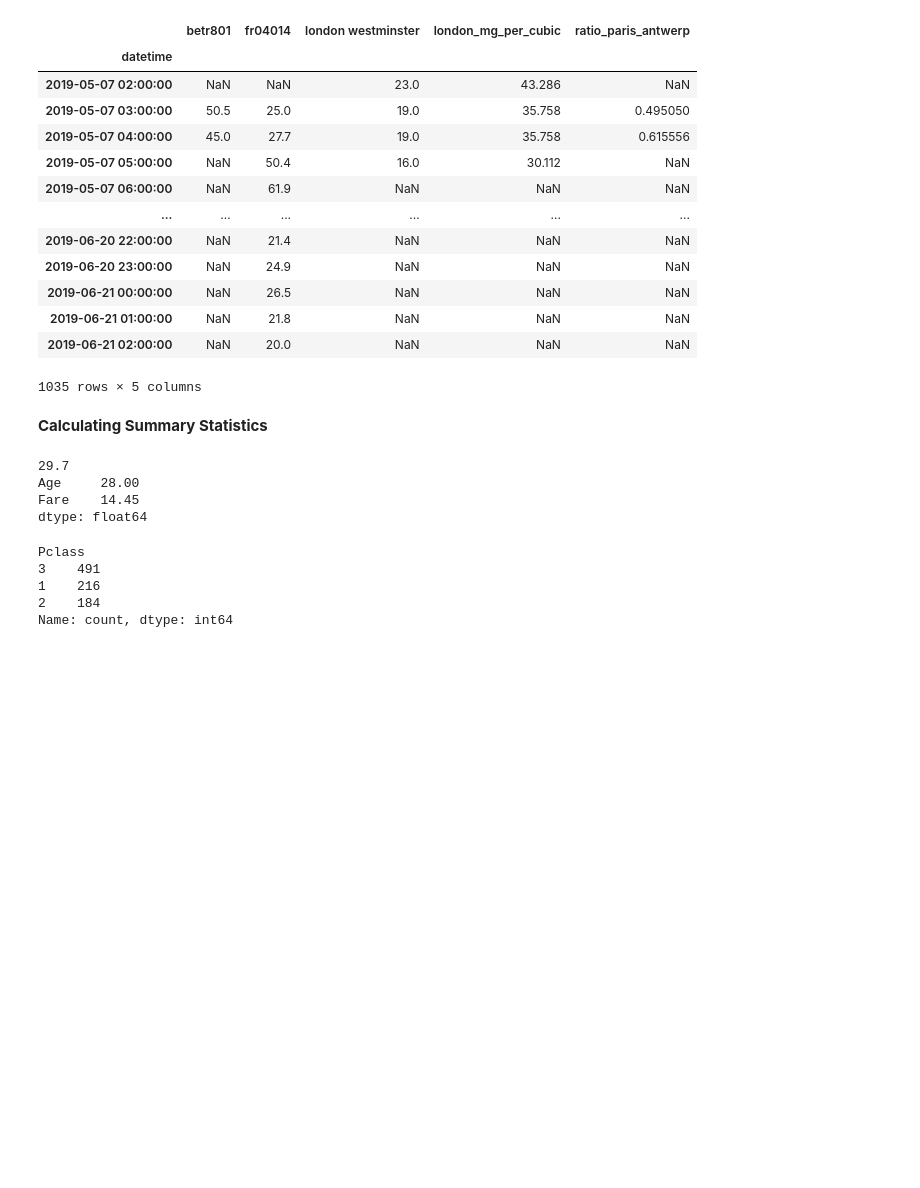
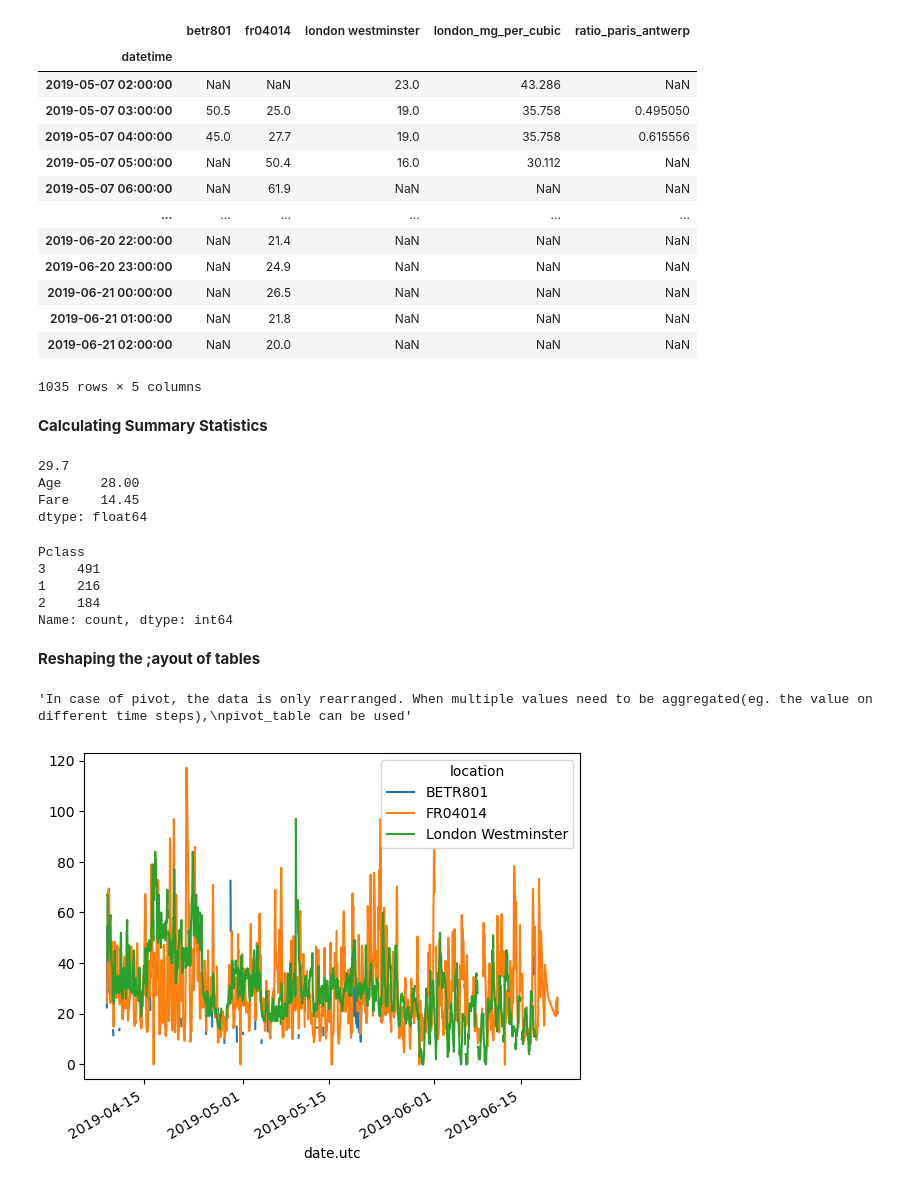
Before and after one commit to Eva088/Pandas, a Jupyter notebook: Pandas.ipynb, the cells around one changed output. Drawn from its saved outputs; the diff is of its cells as text; code cells hidden in the pictures; blank space fills up the shorter version.

Commit message:
Long to wide table format

```diff
--- a/Pandas.ipynb
+++ b/Pandas.ipynb
@@ -62,7 +62,7 @@ df.describe()
 # %%
 #Reading the titanic data and storing it as a pandas dataframe
 
-titanic = pd.read_csv('/workspaces/Pandas/Datasets/titanic.csv')
+titanic = pd.read_csv('/Users/eva/Desktop/Kaggle/Pandas/Datasets/titanic.csv')
 
 #Displaying the first 8 rows
 
@@ -331,3 +331,46 @@ Pclass
 1    216
 2    184
 Name: count, dtype: int64
+# %% [markdown]
+**Reshaping the ;ayout of tables**
+# %%
+air_quality = pd.read_csv('/Users/eva/Desktop/Kaggle/Pandas/Datasets/air_quality_long.csv', index_col = 'date.utc', parse_dates = True)
+
+#sorting titanic data according to the age of the passengers
+
+titanic.sort_values(by = ['Age']).head()
+
+#sorting by cabin class and age in descending order
+
+titanic.sort_values(by = ['Pclass', 'Age'], ascending = False)
+
+#using a small subset of the air quality data, focusing only on the No2 data
+
+no2 = air_quality[air_quality['parameter'] == 'no2']
+
+no2_subset = no2.sort_index().groupby(["location"]).head(2)
+
+no2_subset
+#first sorts the dataframe by its index
+#groups the dataframe by the location column
+#selects the first 2 rows for each location group
+#without head(2), just creates a groupby object which you can iterate over, apply aggregation functions, or transform the data further
+
+
+#listing the 3 stations next to each other as columns with their values
+
+no2_subset.pivot(columns = 'location', values = 'value')
+
+#Plotting of different time series at the same time using plot
+
+no2.pivot(columns = 'location', values = 'value').plot()
+
+#Mean concentrations for No2 and PM2.5 in each of the stations in table form
+
+air_quality.pivot_table(index = 'location', columns = 'parameter', values = 'value', aggfunc = 'mean', margins = True)
+
+'''In case of pivot, the data is only rearranged. When multiple values need to be aggregated(eg. the value on different time steps),
+pivot_table can be used'''
+# %% [output]
+'In case of pivot, the data is only rearranged. When multiple values need to be aggregated(eg. the value on different time steps),\npivot_table can be used'
+[figure, added]
```
Also changed, not shown: parts of 1 cell of this notebook, 1 other file.
